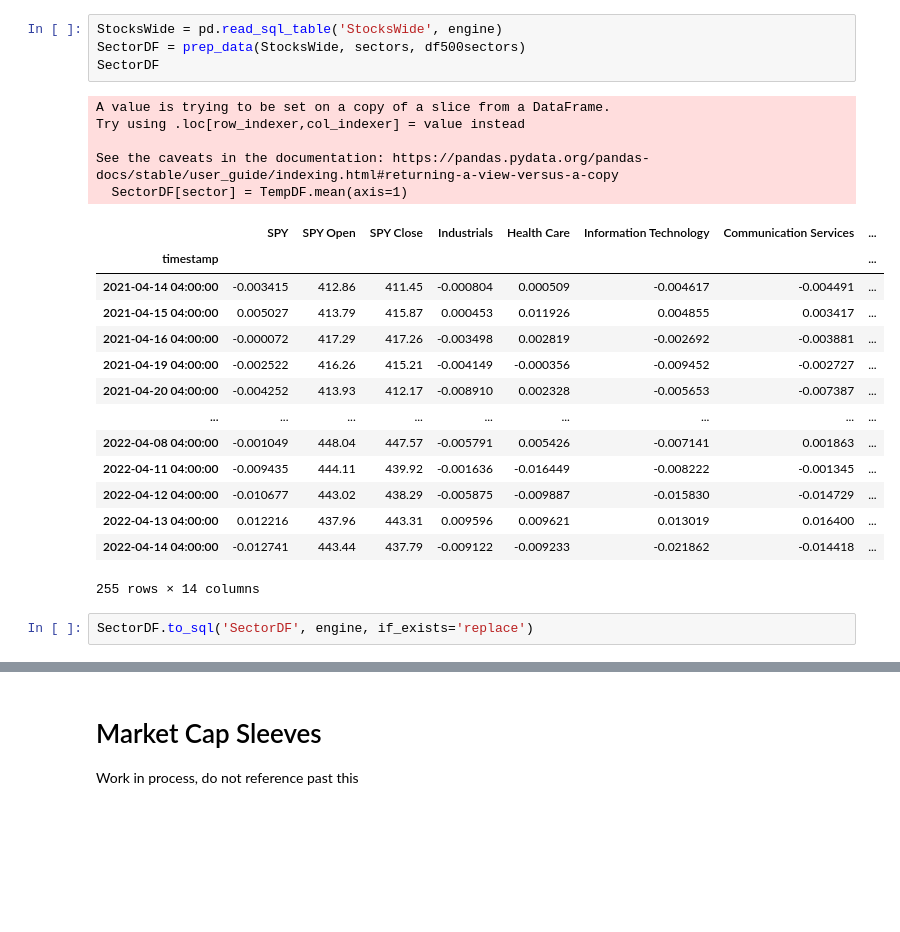
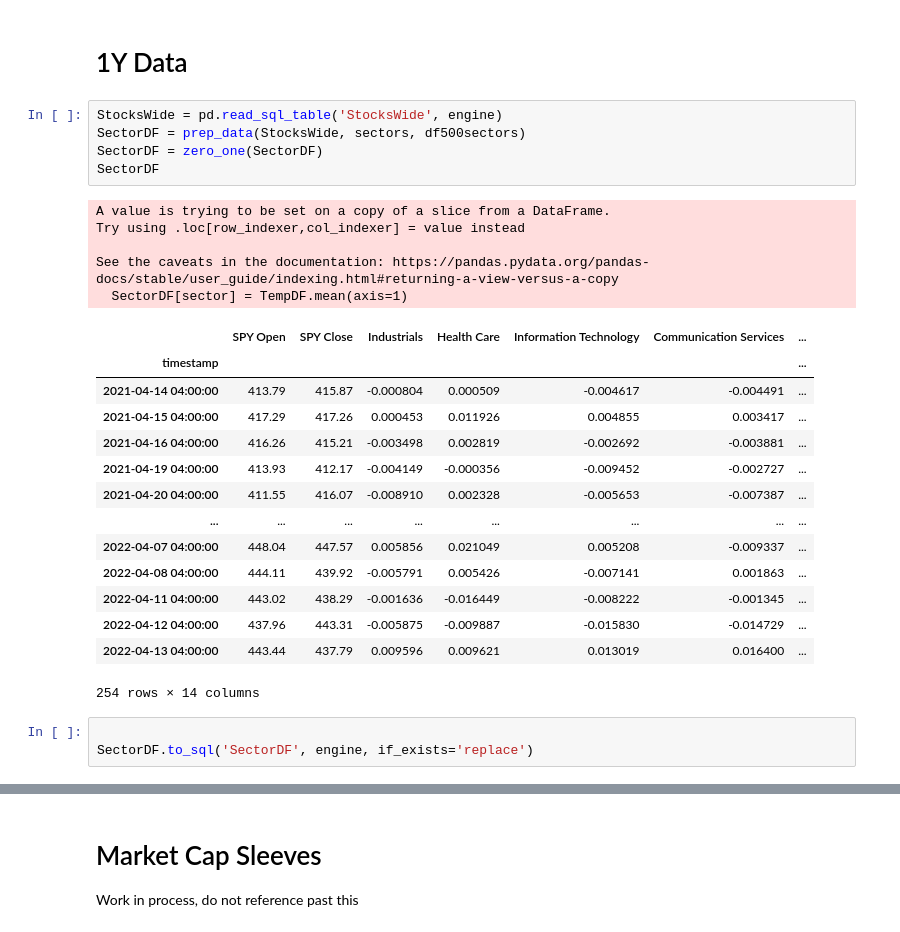
Before and after one commit to Analitico-771/machine_learning_index_prediction, a Jupyter notebook: DataPrep.ipynb, the cells around one changed output, grey strips where cells are left out. Drawn from its saved outputs; the diff is of its cells as text; blank space fills up the shorter version.

```diff
--- a/DataPrep.ipynb
+++ b/DataPrep.ipynb
@@ -30,29 +30,33 @@ df500sectors = df500table.drop(columns={'Security','SEC filings','GICS Sub-Indus
 df500sectors.set_index('Symbol', inplace=True)
 sectors = df500sectors['GICS Sector'].unique()
 # print(sp500Tickers)
+# %% [markdown]
+# 1Y Data
 # %%
 StocksWide = pd.read_sql_table('StocksWide', engine)
 SectorDF = prep_data(StocksWide, sectors, df500sectors)
+SectorDF = zero_one(SectorDF)
 SectorDF
 # %% [output]
 A value is trying to be set on a copy of a slice from a DataFrame.
 Try using .loc[row_indexer,col_indexer] = value instead
 
 See the caveats in the documentation: https://pandas.pydata.org/pandas-docs/stable/user_guide/indexing.html#returning-a-view-versus-a-copy
   SectorDF[sector] = TempDF.mean(axis=1)
-|  | SPY | SPY Open | SPY Close | Industrials | Health Care | Information Technology | Communication Services | ... |
-| timestamp |  |  |  |  |  |  |  | ... |
-| 2021-04-14 04:00:00 | -0.003415 | 412.86 | 411.45 | -0.000804 | 0.000509 | -0.004617 | -0.004491 | ... |
-| 2021-04-15 04:00:00 | 0.005027 | 413.79 | 415.87 | 0.000453 | 0.011926 | 0.004855 | 0.003417 | ... |
-| 2021-04-16 04:00:00 | -0.000072 | 417.29 | 417.26 | -0.003498 | 0.002819 | -0.002692 | -0.003881 | ... |
-| 2021-04-19 04:00:00 | -0.002522 | 416.26 | 415.21 | -0.004149 | -0.000356 | -0.009452 | -0.002727 | ... |
-| 2021-04-20 04:00:00 | -0.004252 | 413.93 | 412.17 | -0.008910 | 0.002328 | -0.005653 | -0.007387 | ... |
-| ... | ... | ... | ... | ... | ... | ... | ... | ... |
-| 2022-04-08 04:00:00 | -0.001049 | 448.04 | 447.57 | -0.005791 | 0.005426 | -0.007141 | 0.001863 | ... |
-| 2022-04-11 04:00:00 | -0.009435 | 444.11 | 439.92 | -0.001636 | -0.016449 | -0.008222 | -0.001345 | ... |
-| 2022-04-12 04:00:00 | -0.010677 | 443.02 | 438.29 | -0.005875 | -0.009887 | -0.015830 | -0.014729 | ... |
-| 2022-04-13 04:00:00 | 0.012216 | 437.96 | 443.31 | 0.009596 | 0.009621 | 0.013019 | 0.016400 | ... |
-| 2022-04-14 04:00:00 | -0.012741 | 443.44 | 437.79 | -0.009122 | -0.009233 | -0.021862 | -0.014418 | ... |
+|  | SPY Open | SPY Close | Industrials | Health Care | Information Technology | Communication Services | ... |
+| timestamp |  |  |  |  |  |  | ... |
+| 2021-04-14 04:00:00 | 413.79 | 415.87 | -0.000804 | 0.000509 | -0.004617 | -0.004491 | ... |
+| 2021-04-15 04:00:00 | 417.29 | 417.26 | 0.000453 | 0.011926 | 0.004855 | 0.003417 | ... |
+| 2021-04-16 04:00:00 | 416.26 | 415.21 | -0.003498 | 0.002819 | -0.002692 | -0.003881 | ... |
+| 2021-04-19 04:00:00 | 413.93 | 412.17 | -0.004149 | -0.000356 | -0.009452 | -0.002727 | ... |
+| 2021-04-20 04:00:00 | 411.55 | 416.07 | -0.008910 | 0.002328 | -0.005653 | -0.007387 | ... |
+| ... | ... | ... | ... | ... | ... | ... | ... |
+| 2022-04-07 04:00:00 | 448.04 | 447.57 | 0.005856 | 0.021049 | 0.005208 | -0.009337 | ... |
+| 2022-04-08 04:00:00 | 444.11 | 439.92 | -0.005791 | 0.005426 | -0.007141 | 0.001863 | ... |
+| 2022-04-11 04:00:00 | 443.02 | 438.29 | -0.001636 | -0.016449 | -0.008222 | -0.001345 | ... |
+| 2022-04-12 04:00:00 | 437.96 | 443.31 | -0.005875 | -0.009887 | -0.015830 | -0.014729 | ... |
+| 2022-04-13 04:00:00 | 443.44 | 437.79 | 0.009596 | 0.009621 | 0.013019 | 0.016400 | ... |
-255 rows × 14 columns
+254 rows × 14 columns
 # %%
+
 SectorDF.to_sql('SectorDF', engine, if_exists='replace')
```
Also changed, not shown: parts of 5 cells of this notebook, 5 other files.
